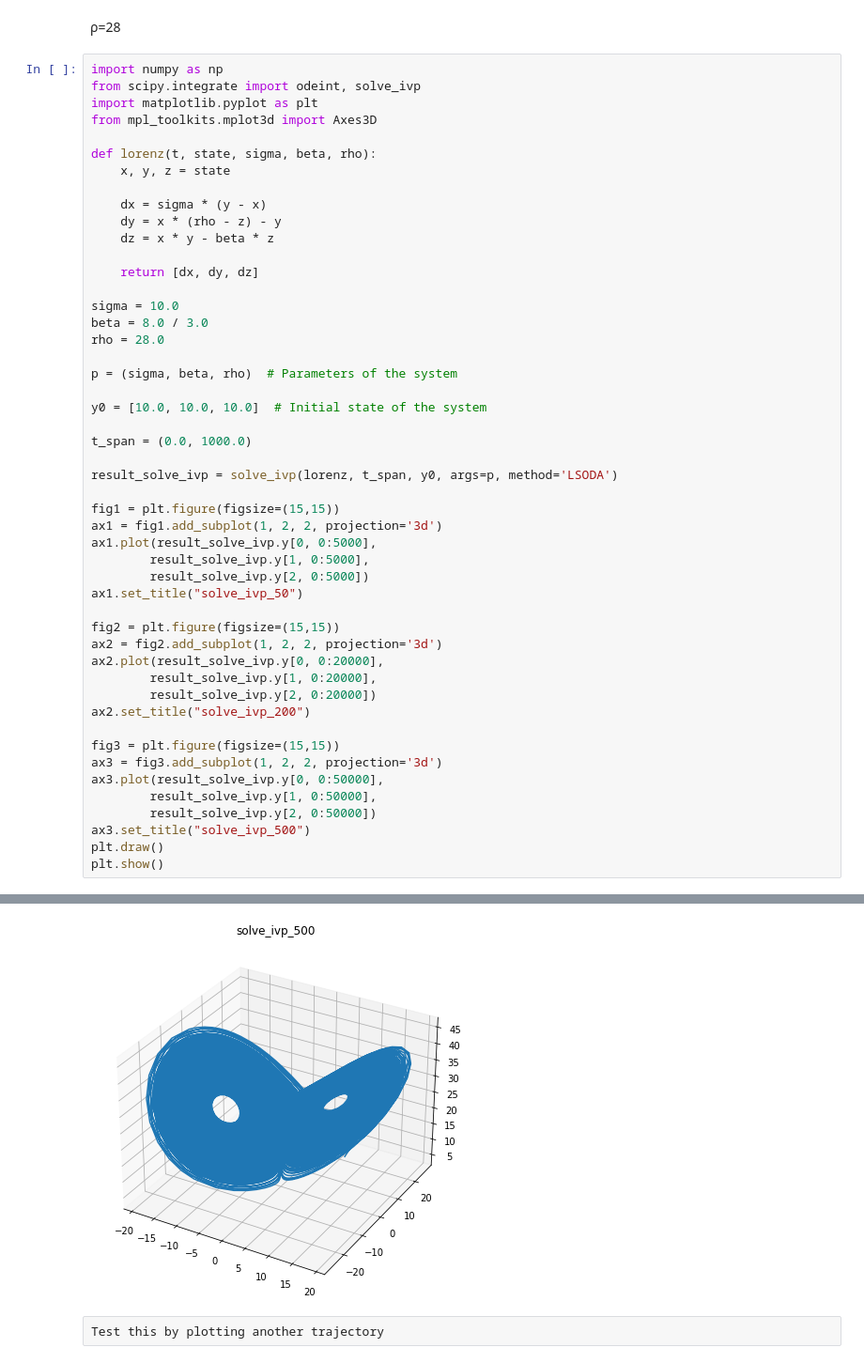
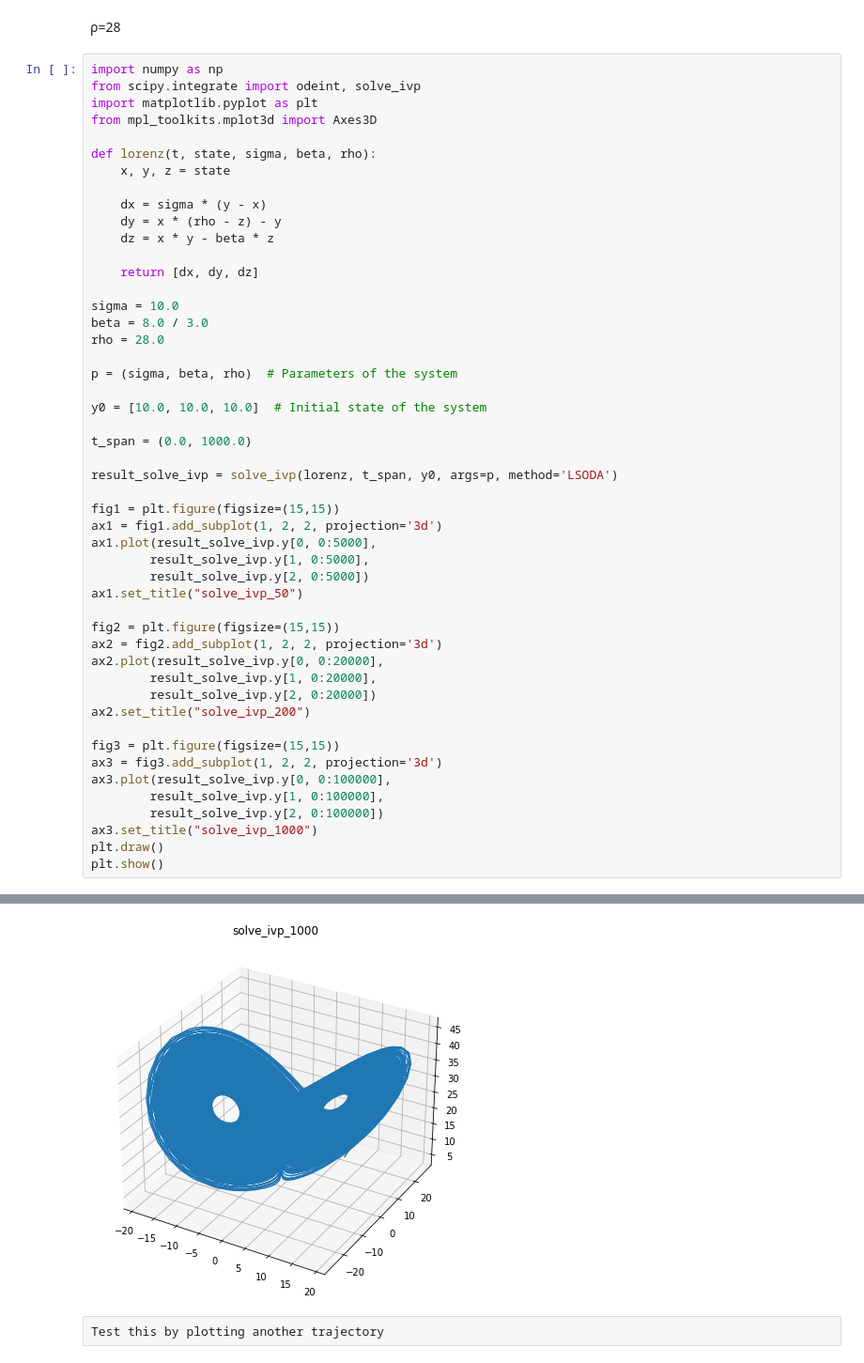
Before and after one commit to Linnore/MLCMS-EX3-GroupK, a Jupyter notebook: task4.ipynb, the cells around one changed output, grey strips where cells are left out. Shown at 94% size. Saved outputs shown, nothing was run; the diff lists cells and outputs as text.

```diff
--- a/task4.ipynb
+++ b/task4.ipynb
@@ -254,38 +254,38 @@ rho = 28.0
 
 p = (sigma, beta, rho)  # Parameters of the system
 
 y0 = [10.0, 10.0, 10.0]  # Initial state of the system
 
 t_span = (0.0, 1000.0)
 
 result_solve_ivp = solve_ivp(lorenz, t_span, y0, args=p, method='LSODA')
 
 fig1 = plt.figure(figsize=(15,15))
 ax1 = fig1.add_subplot(1, 2, 2, projection='3d')
 ax1.plot(result_solve_ivp.y[0, 0:5000],
         result_solve_ivp.y[1, 0:5000],
         result_solve_ivp.y[2, 0:5000])
 ax1.set_title("solve_ivp_50")
 
 fig2 = plt.figure(figsize=(15,15))
 ax2 = fig2.add_subplot(1, 2, 2, projection='3d')
 ax2.plot(result_solve_ivp.y[0, 0:20000],
         result_solve_ivp.y[1, 0:20000],
         result_solve_ivp.y[2, 0:20000])
 ax2.set_title("solve_ivp_200")
 
 fig3 = plt.figure(figsize=(15,15))
 ax3 = fig3.add_subplot(1, 2, 2, projection='3d')
-ax3.plot(result_solve_ivp.y[0, 0:50000],
-        result_solve_ivp.y[1, 0:50000],
-        result_solve_ivp.y[2, 0:50000])
-ax3.set_title("solve_ivp_500")
+ax3.plot(result_solve_ivp.y[0, 0:100000],
+        result_solve_ivp.y[1, 0:100000],
+        result_solve_ivp.y[2, 0:100000])
+ax3.set_title("solve_ivp_1000")
 plt.draw()
 plt.show()
 # %% [output]
 [figure]
 [figure]
-[figure, old version]
+[figure, new version]
 # %% [raw]
 Test this by plotting another trajectory
 # %%
```
